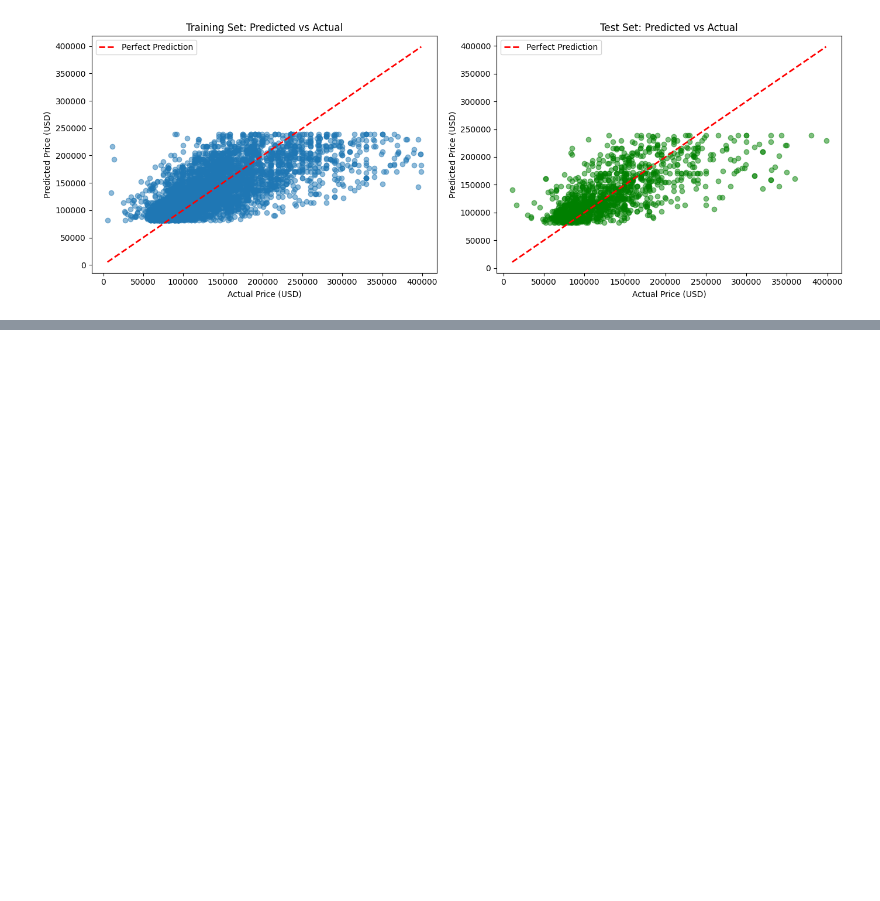
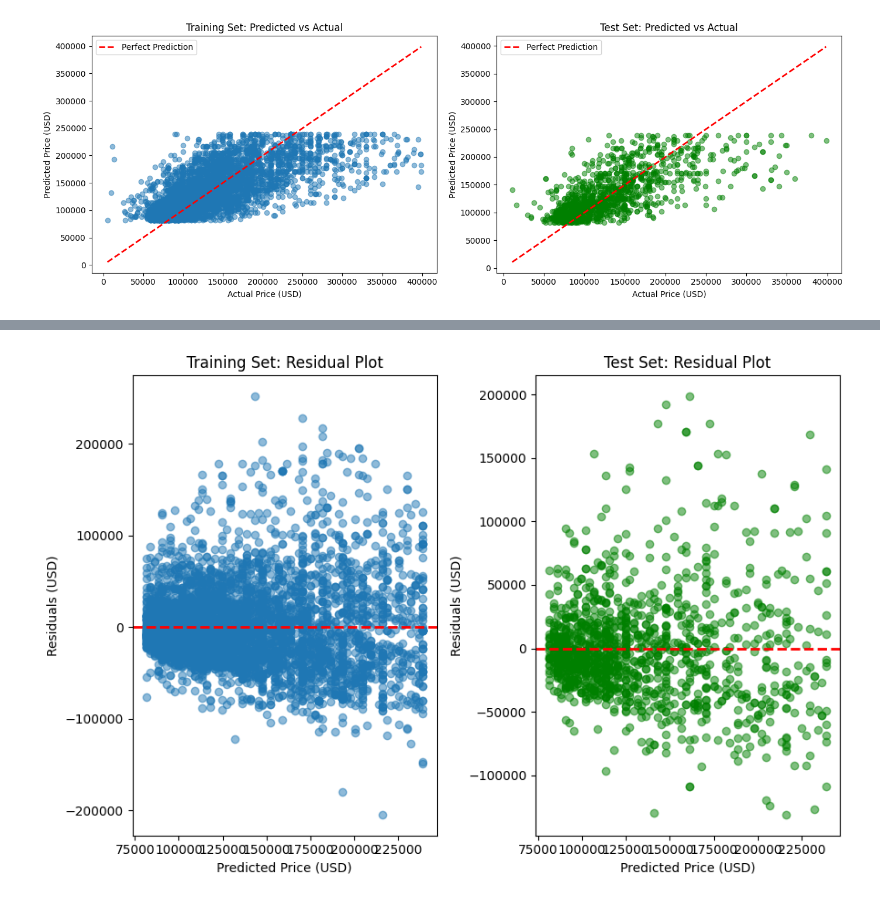
Before and after one commit to nayeem29dse/Predicting-Housing-Prices-in-Buenos-Aires-with-Linear-Regression, a Jupyter notebook: prediction_model.ipynb, the cells around one changed output, grey strips where cells are left out. Drawn from its saved outputs; the diff is of its cells as text; code cells hidden in the pictures; blank space fills up the shorter version.

Commit message:
Residual Analysis

```diff
--- a/prediction_model.ipynb
+++ b/prediction_model.ipynb
@@ -736,0 +765,23 @@ plt.tight_layout()
+# %%
+residuals_train = y_train - y_pred_train
+residuals_test =  y_test - y_pred_test
+
+fig, axes = plt.subplots(1, 2, figsize=(9, 6))
+
+# Training residuals
+axes[0].scatter(y_pred_train, residuals_train, alpha=0.5)
+axes[0].axhline(y=0, color='r', linestyle='--', lw=2)
+axes[0].set_xlabel('Predicted Price (USD)')
+axes[0].set_ylabel('Residuals (USD)')
+axes[0].set_title('Training Set: Residual Plot')
+
+# Test residuals
+axes[1].scatter(y_pred_test, residuals_test, alpha=0.5, color='green')
+axes[1].axhline(y=0, color='r', linestyle='--', lw=2)
+axes[1].set_xlabel('Predicted Price (USD)')
+axes[1].set_ylabel('Residuals (USD)')
+axes[1].set_title('Test Set: Residual Plot')
+
+plt.tight_layout()
+# %% [output]
+[figure, added]
```
Also changed, not shown: parts of 2 cells of this notebook.
